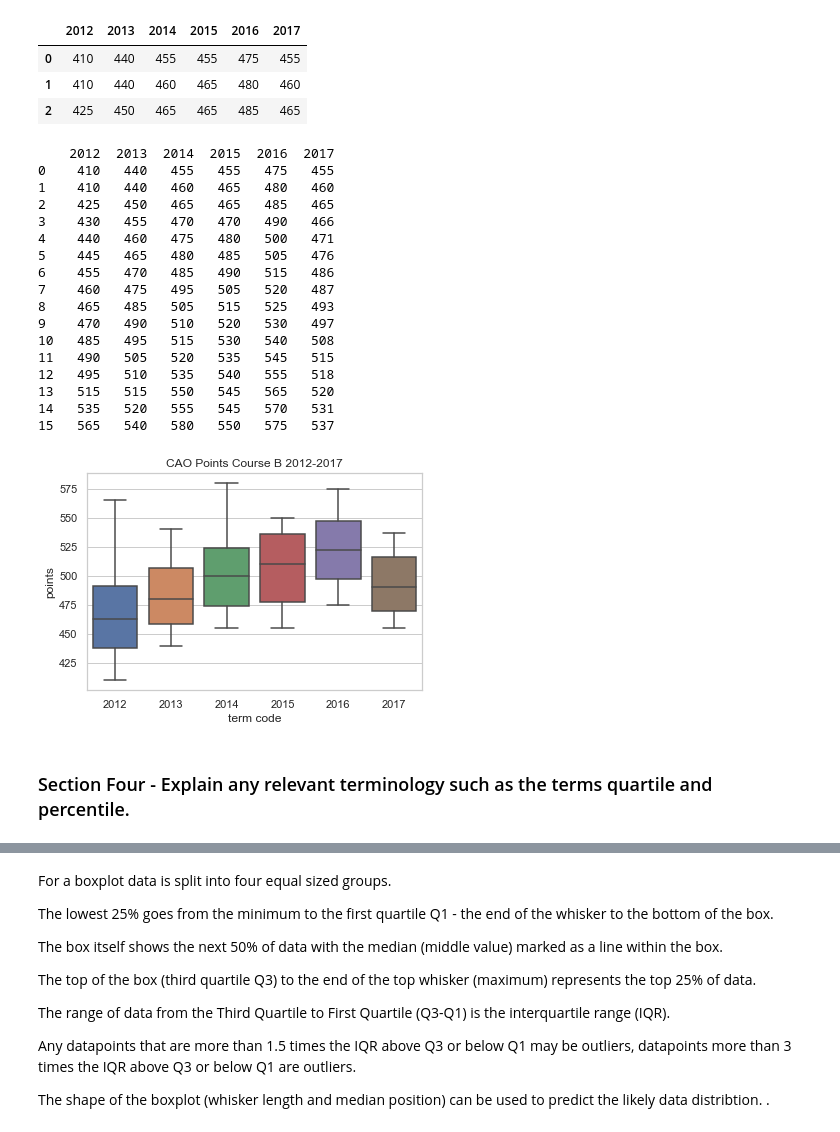
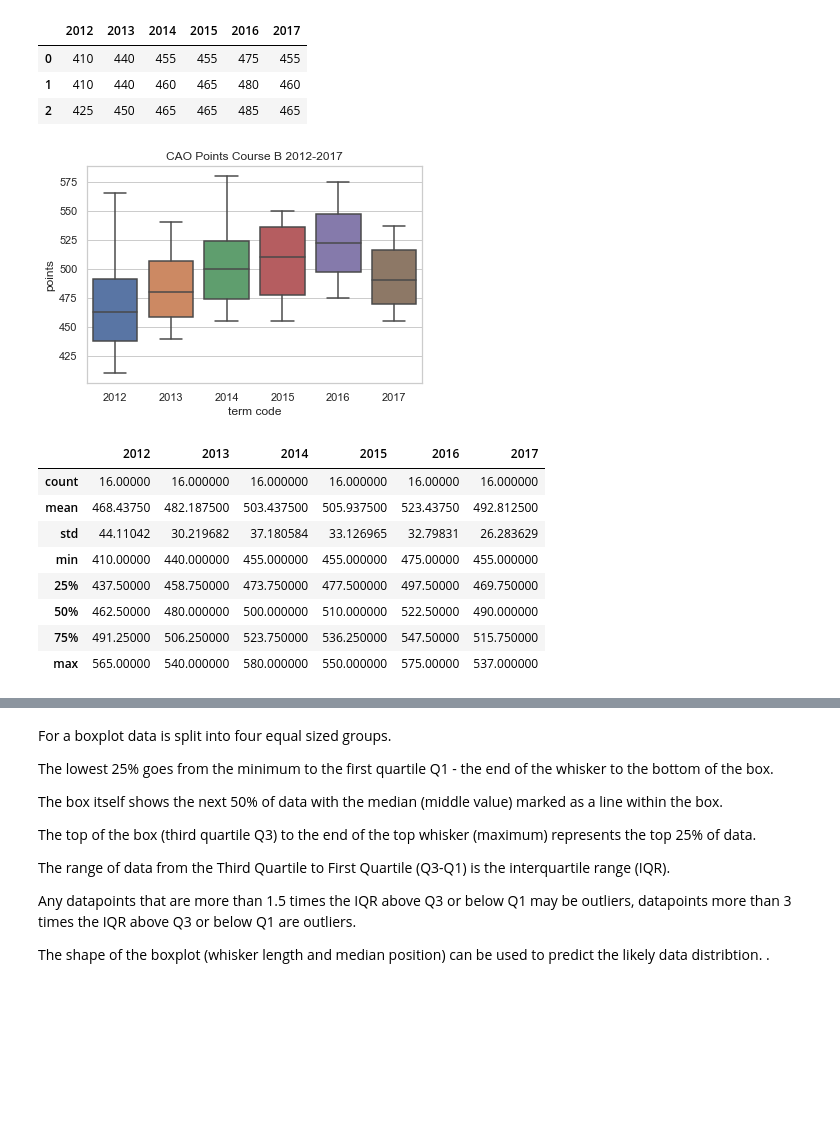
Before and after one commit to Hudsonsue/BOXPLOTS, a Jupyter notebook: BOX PLOTS.ipynb, the cells around one changed output, grey strips where cells are left out. Saved outputs shown, nothing was run; the diff lists cells and outputs as text; code cells hidden in the pictures; blank space fills up the shorter version.

```diff
--- a/BOX PLOTS.ipynb
+++ b/BOX PLOTS.ipynb
@@ -146,33 +151,26 @@ df3.head(3)
 | 1 | 410 | 440 | 460 | 465 | 480 | 460 |
 | 2 | 425 | 450 | 465 | 465 | 485 | 465 |
 # %%
+##
+
 df4 = pd.DataFrame(data = df3, columns = [ '2012','2013', '2014', '2015','2016','2017'] )
-print(df4)
 sns.boxplot(x="variable", y="value", data= pd.melt(df4)).set_title("CAO Points Course B 2012-2017")
 plt.ylabel('points')
 plt.xlabel('term code')
 plt.show()
+
+df3.describe()
 # %% [output]
-    2012  2013  2014  2015  2016  2017
-0    410   440   455   455   475   455
-1    410   440   460   465   480   460
-2    425   450   465   465   485   465
-3    430   455   470   470   490   466
-4    440   460   475   480   500   471
-5    445   465   480   485   505   476
-6    455   470   485   490   515   486
-7    460   475   495   505   520   487
-8    465   485   505   515   525   493
-9    470   490   510   520   530   497
-10   485   495   515   530   540   508
-11   490   505   520   535   545   515
-12   495   510   535   540   555   518
-13   515   515   550   545   565   520
-14   535   520   555   545   570   531
-15   565   540   580   550   575   537
 [figure]
+|  | 2012 | 2013 | 2014 | 2015 | 2016 | 2017 |
+| count | 16.00000 | 16.000000 | 16.000000 | 16.000000 | 16.00000 | 16.000000 |
+| mean | 468.43750 | 482.187500 | 503.437500 | 505.937500 | 523.43750 | 492.812500 |
+| std | 44.11042 | 30.219682 | 37.180584 | 33.126965 | 32.79831 | 26.283629 |
+| min | 410.00000 | 440.000000 | 455.000000 | 455.000000 | 475.00000 | 455.000000 |
+| 25% | 437.50000 | 458.750000 | 473.750000 | 477.500000 | 497.50000 | 469.750000 |
+| 50% | 462.50000 | 480.000000 | 500.000000 | 510.000000 | 522.50000 | 490.000000 |
+| 75% | 491.25000 | 506.250000 | 523.750000 | 536.250000 | 547.50000 | 515.750000 |
+| max | 565.00000 | 540.000000 | 580.000000 | 550.000000 | 575.00000 | 537.000000 |
-# %% [markdown]
-### Section Four - Explain any relevant terminology such as the terms quartile and percentile.
 # %% [markdown]
 ![Boxplot](http://www.physics.csbsju.edu/stats/simple.box.defs.gif)
 # %% [markdown]
```
Also changed, not shown: parts of 10 cells of this notebook.
